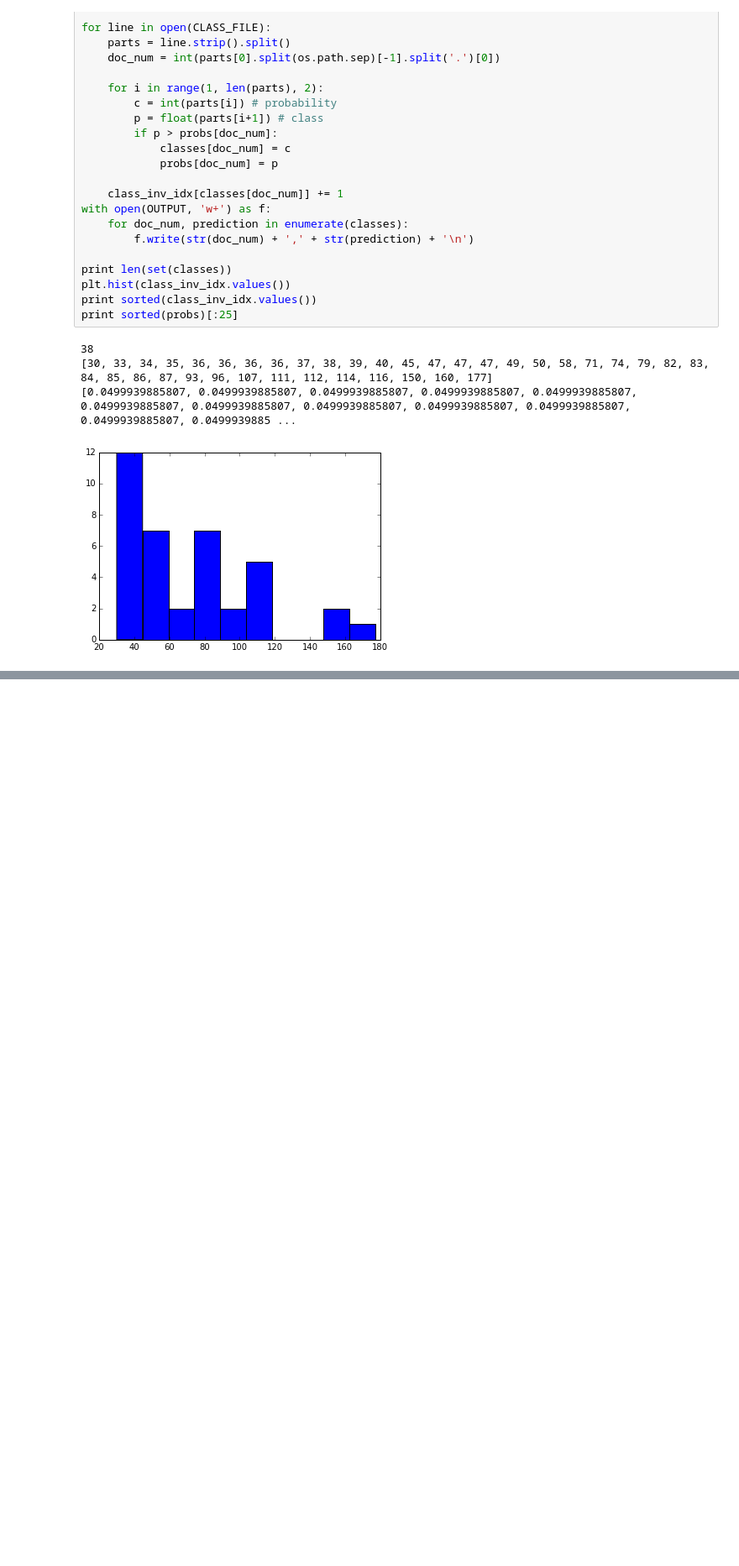
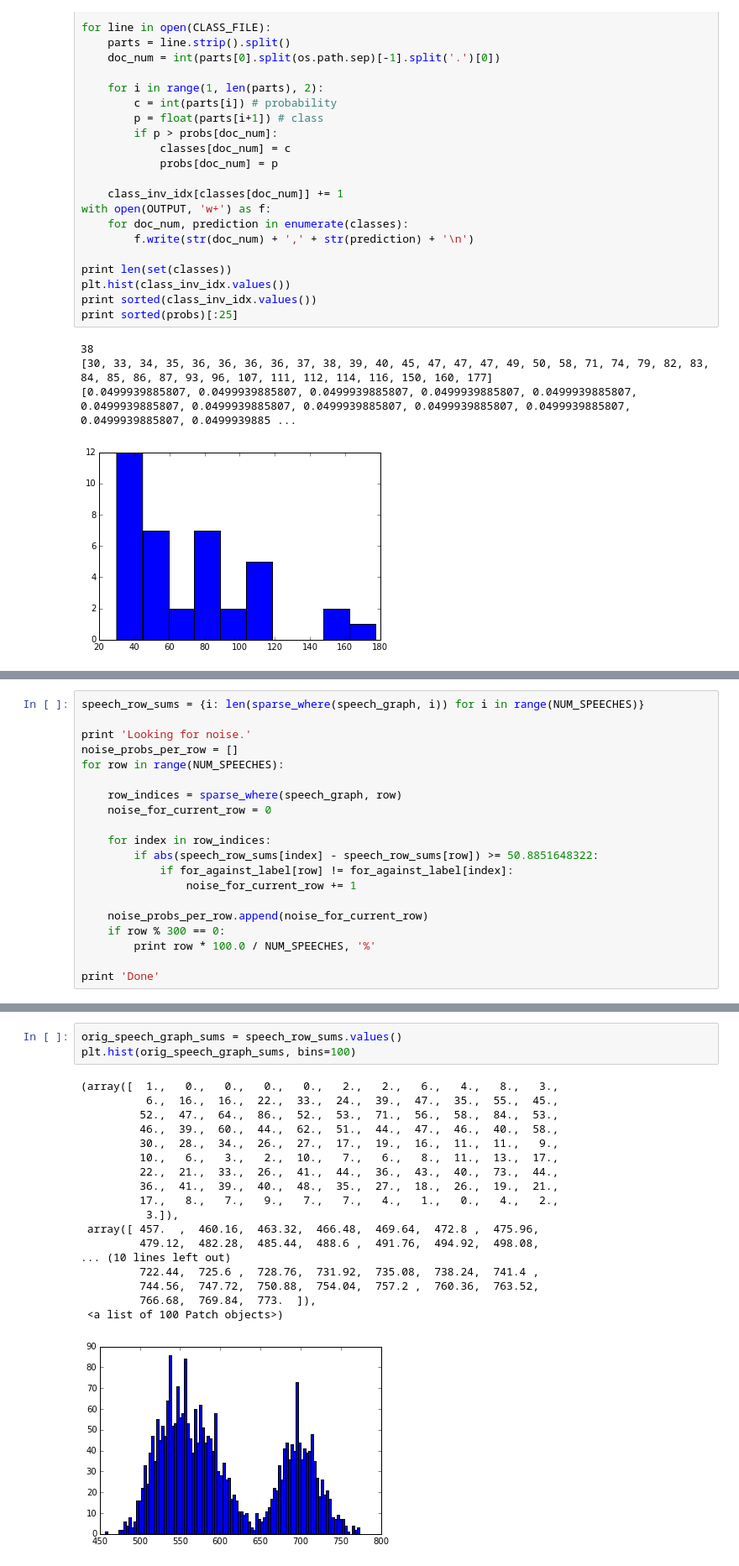
Before and after one commit to mzw4/jyupitertime, a Jupyter notebook: comp1/CS 5786 Comp 1 - JAC.ipynb, the cells around one changed output, grey strips where cells are left out. Shown: that part at 84% size. Saved outputs shown, nothing was run; the diff lists cells and outputs as text; blank space fills up the shorter version.

Commit message:
Adding hints and current work for Challenge 2

```diff
--- a/comp1/CS 5786 Comp 1 - JAC.ipynb
+++ b/comp1/CS 5786 Comp 1 - JAC.ipynb
@@ -2199,0 +2211,20 @@ print sorted(probs)[:25]
+# %%
+speech_row_sums = {i: len(sparse_where(speech_graph, i)) for i in range(NUM_SPEECHES)}
+
+print 'Looking for noise.'
+noise_probs_per_row = []
+for row in range(NUM_SPEECHES):
+
+    row_indices = sparse_where(speech_graph, row)
+    noise_for_current_row = 0
+
+    for index in row_indices:
+        if abs(speech_row_sums[index] - speech_row_sums[row]) >= 50.8851648322:
+            if for_against_label[row] != for_against_label[index]:
+                noise_for_current_row += 1
+
+    noise_probs_per_row.append(noise_for_current_row)
+    if row % 300 == 0:
+        print row * 100.0 / NUM_SPEECHES, '%'
+
+print 'Done'
@@ -2199,0 +2244,22 @@ print sorted(probs)[:25]
+# %%
+orig_speech_graph_sums = speech_row_sums.values()
+plt.hist(orig_speech_graph_sums, bins=100)
+# %% [output]
+(array([  1.,   0.,   0.,   0.,   0.,   2.,   2.,   6.,   4.,   8.,   3.,
+          6.,  16.,  16.,  22.,  33.,  24.,  39.,  47.,  35.,  55.,  45.,
+         52.,  47.,  64.,  86.,  52.,  53.,  71.,  56.,  58.,  84.,  53.,
+         46.,  39.,  60.,  44.,  62.,  51.,  44.,  47.,  46.,  40.,  58.,
+         30.,  28.,  34.,  26.,  27.,  17.,  19.,  16.,  11.,  11.,   9.,
+         10.,   6.,   3.,   2.,  10.,   7.,   6.,   8.,  11.,  13.,  17.,
+         22.,  21.,  33.,  26.,  41.,  44.,  36.,  43.,  40.,  73.,  44.,
+         36.,  41.,  39.,  40.,  48.,  35.,  27.,  18.,  26.,  19.,  21.,
+         17.,   8.,   7.,   9.,   7.,   7.,   4.,   1.,   0.,   4.,   2.,
+          3.]),
+ array([ 457.  ,  460.16,  463.32,  466.48,  469.64,  472.8 ,  475.96,
+         479.12,  482.28,  485.44,  488.6 ,  491.76,  494.92,  498.08,
+... (10 lines left out)
+         722.44,  725.6 ,  728.76,  731.92,  735.08,  738.24,  741.4 ,
+         744.56,  747.72,  750.88,  754.04,  757.2 ,  760.36,  763.52,
+         766.68,  769.84,  773.  ]),
+ <a list of 100 Patch objects>)
+[figure, added]
```
Also changed, not shown: parts of 24 cells of this notebook, 6 other files.
